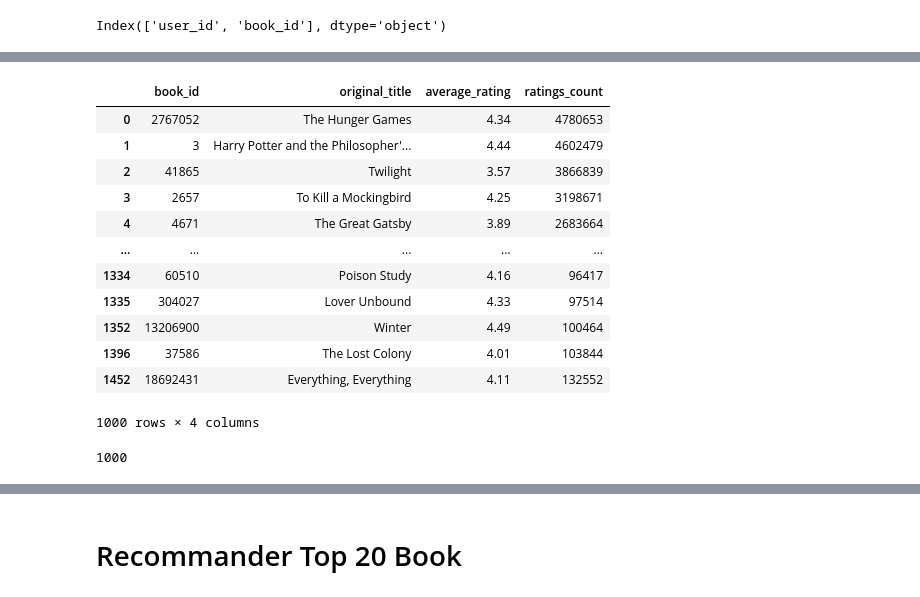
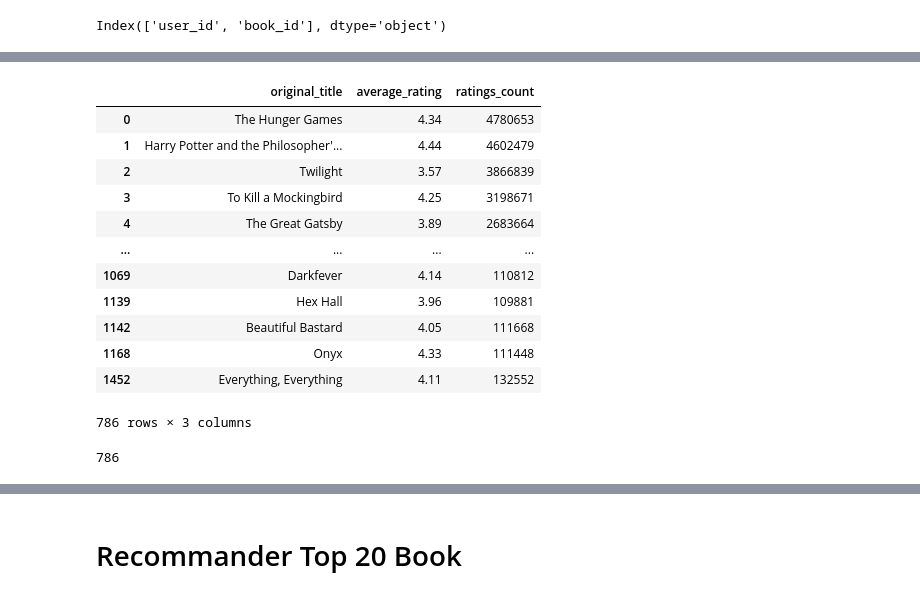
Before and after one commit to frank1176/AI_assignment, a Jupyter notebook: Simple/Simple.ipynb, the cells around one changed output, grey strips where cells are left out. Cells and saved outputs as stored; diff of their text form; code cells hidden in the pictures.

```diff
--- a/Simple/Simple.ipynb
+++ b/Simple/Simple.ipynb
@@ -80,0 +87,3 @@ Index(['user_id', 'book_id'], dtype='object')
+# %%
+books = books.dropna()
+books = books.drop(columns=['image_url', 'small_image_url'])
@@ -80,0 +94,2 @@ Index(['user_id', 'book_id'], dtype='object')
+# %%
+books['original_publication_year'] = books['original_publication_year'].fillna(-1).apply(lambda x: int(x) if x != -1 else -1)
@@ -102,4 +185,4 @@ books.sort_values(by = ['average_rating', 'ratings_count',
 # %%
-df_book = books[['book_id','original_title', 'average_rating', 'ratings_count']]
+df_book = books[['original_title', 'average_rating', 'ratings_count']]
 df_book
 # %% [output]
@@ -140,0 +225,2 @@ m
+# %%
+m = books['ratings_count'].quantile(0.90)
@@ -141,22 +244,22 @@ m
 # %%
 # Extract all qualified movies into a new DataFrame
-q_books = df_book.copy().loc[df_book['ratings_count'] >= m]
-q_books
+qualified_books = df_book.copy().loc[df_book['ratings_count'] >= m]
+qualified_books
 # %% [output]
-|  | book_id | original_title | average_rating | ratings_count |
-| 0 | 2767052 | The Hunger Games | 4.34 | 4780653 |
-| 1 | 3 | Harry Potter and the Philosopher'... | 4.44 | 4602479 |
-| 2 | 41865 | Twilight | 3.57 | 3866839 |
-| 3 | 2657 | To Kill a Mockingbird | 4.25 | 3198671 |
-| 4 | 4671 | The Great Gatsby | 3.89 | 2683664 |
-| ... | ... | ... | ... | ... |
-| 1334 | 60510 | Poison Study | 4.16 | 96417 |
-| 1335 | 304027 | Lover Unbound | 4.33 | 97514 |
-| 1352 | 13206900 | Winter | 4.49 | 100464 |
-| 1396 | 37586 | The Lost Colony | 4.01 | 103844 |
-| 1452 | 18692431 | Everything, Everything | 4.11 | 132552 |
+|  | original_title | average_rating | ratings_count |
+| 0 | The Hunger Games | 4.34 | 4780653 |
+| 1 | Harry Potter and the Philosopher'... | 4.44 | 4602479 |
+| 2 | Twilight | 3.57 | 3866839 |
+| 3 | To Kill a Mockingbird | 4.25 | 3198671 |
+| 4 | The Great Gatsby | 3.89 | 2683664 |
+| ... | ... | ... | ... |
+| 1069 | Darkfever | 4.14 | 110812 |
+| 1139 | Hex Hall | 3.96 | 109881 |
+| 1142 | Beautiful Bastard | 4.05 | 111668 |
+| 1168 | Onyx | 4.33 | 111448 |
+| 1452 | Everything, Everything | 4.11 | 132552 |
-1000 rows × 4 columns
+786 rows × 3 columns
 # %%
-len(q_books)
+len(qualified_books)
 # %% [output]
-1000
+786
```
Also changed, not shown: parts of 49 cells of this notebook.
